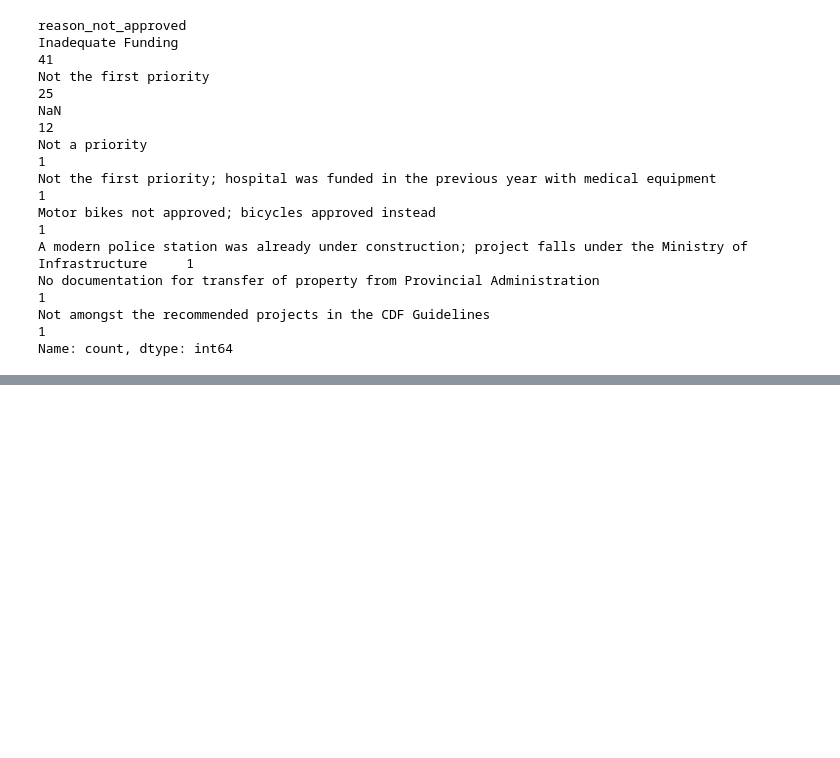
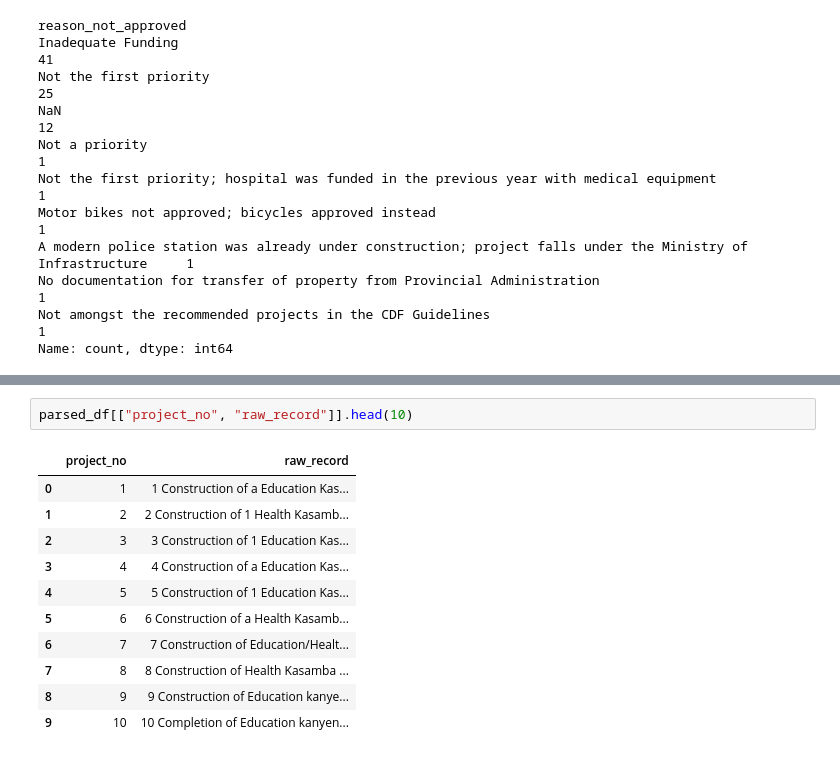
Before and after one commit to Sandie17-goodie/CSC4792_Group26_Mpongwe, a Jupyter notebook: notebooks/group26_mpongwe_dataset_creation.ipynb, the cells around one changed output, grey strips where cells are left out. Drawn from its saved outputs; the diff is of its cells as text; blank space fills up the shorter version.

```diff
--- a/notebooks/group26_mpongwe_dataset_creation.ipynb
+++ b/notebooks/group26_mpongwe_dataset_creation.ipynb
@@ -1033,0 +1041,14 @@ Name: count, dtype: int64
+# %%
+parsed_df[["project_no", "raw_record"]].head(10)
+# %% [output]
+|  | project_no | raw_record |
+| 0 | 1 | 1 Construction of a Education Kas... |
+| 1 | 2 | 2 Construction of 1 Health Kasamb... |
+| 2 | 3 | 3 Construction of 1 Education Kas... |
+| 3 | 4 | 4 Construction of a Education Kas... |
+| 4 | 5 | 5 Construction of 1 Education Kas... |
+| 5 | 6 | 6 Construction of a Health Kasamb... |
+| 6 | 7 | 7 Construction of Education/Healt... |
+| 7 | 8 | 8 Construction of Health Kasamba ... |
+| 8 | 9 | 9 Construction of Education kanye... |
+| 9 | 10 | 10 Completion of Education kanyen... |
```
Also changed, not shown: parts of 1 cell of this notebook.
